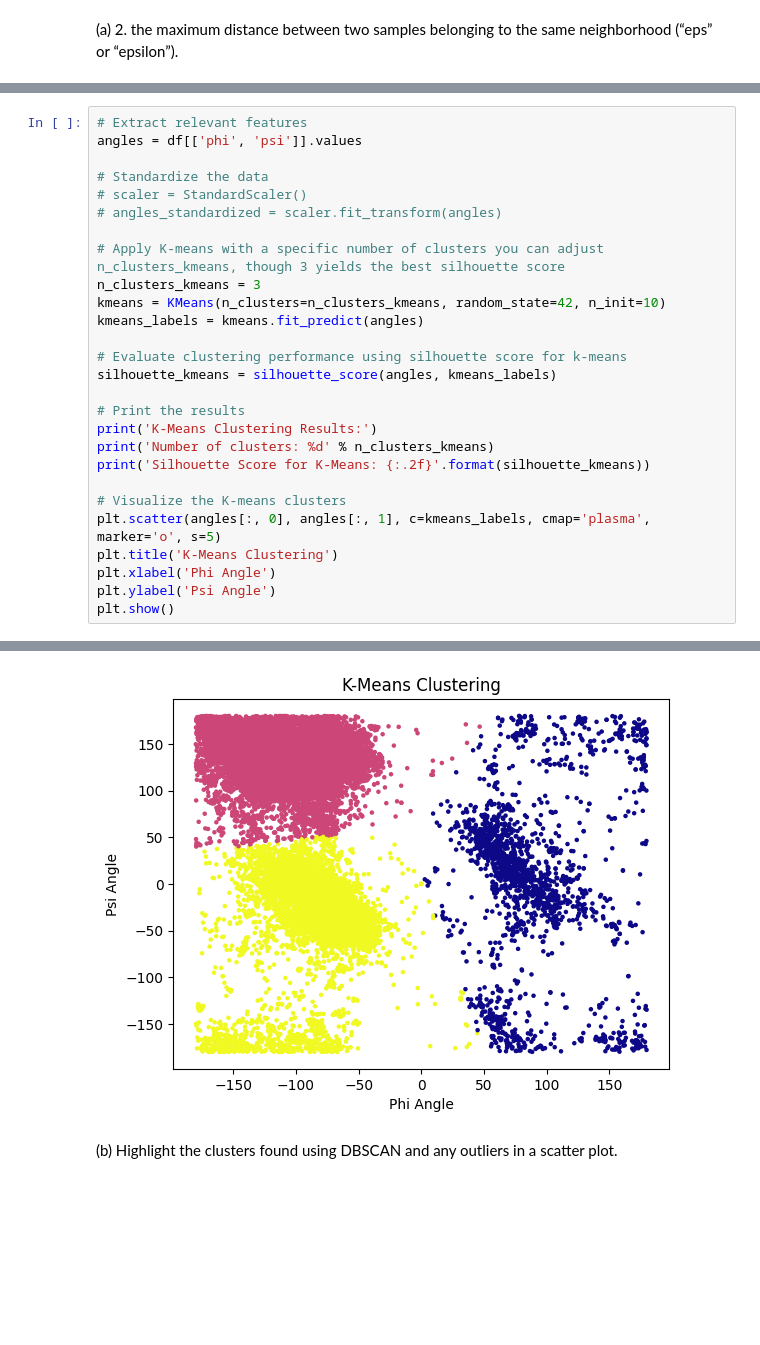
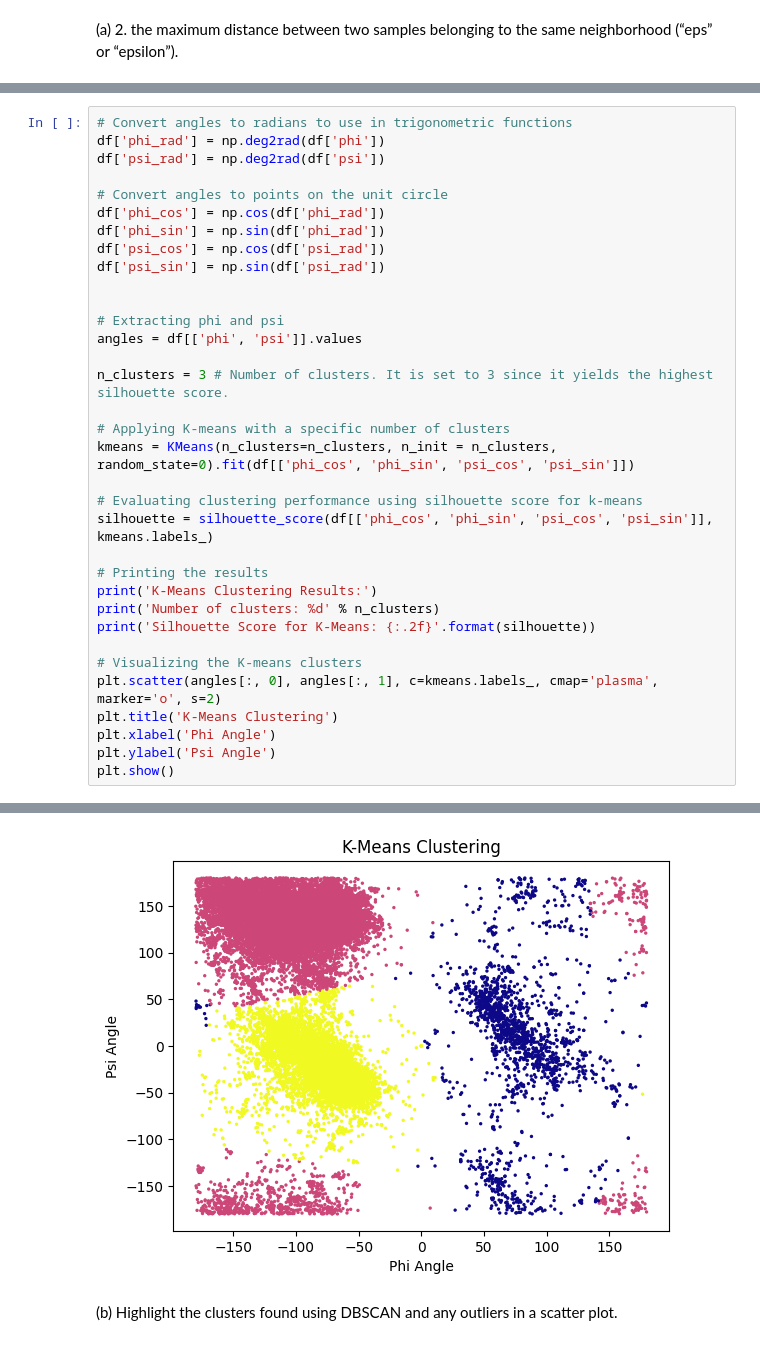
Before and after one commit to Beolinen/DAT565, a Jupyter notebook: Assignment03/A3.ipynb, the cells around one changed output, grey strips where cells are left out. Cells and saved outputs as stored; diff of their text form; blank space fills up the shorter version.

```diff
--- a/Assignment03/A3.ipynb
+++ b/Assignment03/A3.ipynb
@@ -240,26 +314,33 @@ Compare the clusters found by DBSCAN with those found using k-means.
 # %%
-# Extract relevant features
+# Convert angles to radians to use in trigonometric functions
+df['phi_rad'] = np.deg2rad(df['phi'])
+df['psi_rad'] = np.deg2rad(df['psi'])
+
+# Convert angles to points on the unit circle
+df['phi_cos'] = np.cos(df['phi_rad'])
+df['phi_sin'] = np.sin(df['phi_rad'])
+df['psi_cos'] = np.cos(df['psi_rad'])
+df['psi_sin'] = np.sin(df['psi_rad'])
+
+
+# Extracting phi and psi
 angles = df[['phi', 'psi']].values
 
-# Standardize the data
-# scaler = StandardScaler()
-# angles_standardized = scaler.fit_transform(angles)
+n_clusters = 3 # Number of clusters. It is set to 3 since it yields the highest silhouette score.
 
-# Apply K-means with a specific number of clusters you can adjust n_clusters_kmeans, though 3 yields the best silhouette score
-n_clusters_kmeans = 3
-kmeans = KMeans(n_clusters=n_clusters_kmeans, random_state=42, n_init=10)
-kmeans_labels = kmeans.fit_predict(angles)
+# Applying K-means with a specific number of clusters
+kmeans = KMeans(n_clusters=n_clusters, n_init = n_clusters, random_state=0).fit(df[['phi_cos', 'phi_sin', 'psi_cos', 'psi_sin']])
 
-# Evaluate clustering performance using silhouette score for k-means
-silhouette_kmeans = silhouette_score(angles, kmeans_labels)
+# Evaluating clustering performance using silhouette score for k-means
+silhouette = silhouette_score(df[['phi_cos', 'phi_sin', 'psi_cos', 'psi_sin']], kmeans.labels_)
 
-# Print the results
+# Printing the results
 print('K-Means Clustering Results:')
-print('Number of clusters: %d' % n_clusters_kmeans)
-print('Silhouette Score for K-Means: {:.2f}'.format(silhouette_kmeans))
+print('Number of clusters: %d' % n_clusters)
+print('Silhouette Score for K-Means: {:.2f}'.format(silhouette))
 
-# Visualize the K-means clusters
-plt.scatter(angles[:, 0], angles[:, 1], c=kmeans_labels, cmap='plasma', marker='o', s=5)
+# Visualizing the K-means clusters
+plt.scatter(angles[:, 0], angles[:, 1], c=kmeans.labels_, cmap='plasma', marker='o', s=2)
 plt.title('K-Means Clustering')
 plt.xlabel('Phi Angle')
 plt.ylabel('Psi Angle')
@@ -271,4 +352,4 @@ Silhouette Score for K-Means: 0.67
-[figure, old version]
+[figure, new version]
 # %% [markdown]
 (b) Highlight the clusters found using DBSCAN and any outliers in a scatter plot.
 # %%
```
Also changed, not shown: parts of 16 cells of this notebook, 20 other files.
